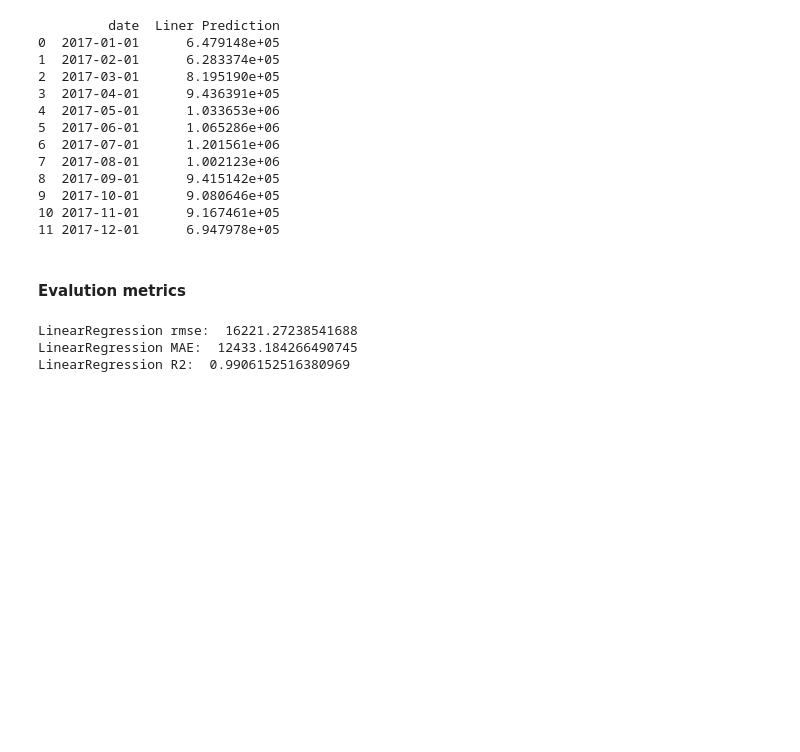
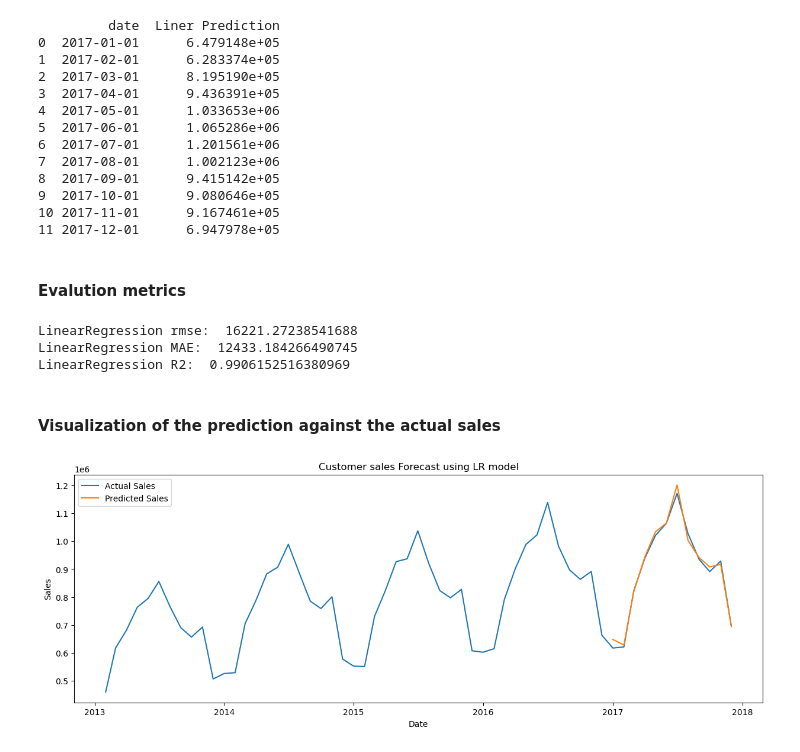
Before and after one commit to Eric-MK/sales_prediction, a Jupyter notebook: sales_prediction.ipynb, the cells around one changed output. Cells and saved outputs as stored; diff of their text form; code cells hidden in the pictures; blank space fills up the shorter version.

```diff
--- a/sales_prediction.ipynb
+++ b/sales_prediction.ipynb
@@ -361,3 +361,25 @@ print("LinearRegression R2: ", lr_r2)
 LinearRegression rmse:  16221.27238541688
 LinearRegression MAE:  12433.184266490745
 LinearRegression R2:  0.9906152516380969
+# %% [markdown]
+#### Visualization of the prediction against the actual sales
+# %%
+plt.figure(figsize=(15,5))
+
+# actual sales
+plt.plot(monthly_sales['date'],monthly_sales['sales'])
+
+# predicted sales
+plt.plot(predict_df['date'], predict_df['Liner Prediction'])
+
+plt.title("Customer sales Forecast using LR model")
+
+plt.xlabel("Date")
+plt.ylabel("Sales")
+
+plt.legend(['Actual Sales', 'Predicted Sales'])
+
+
+plt.show()
+# %% [output]
+[figure, added]
```
